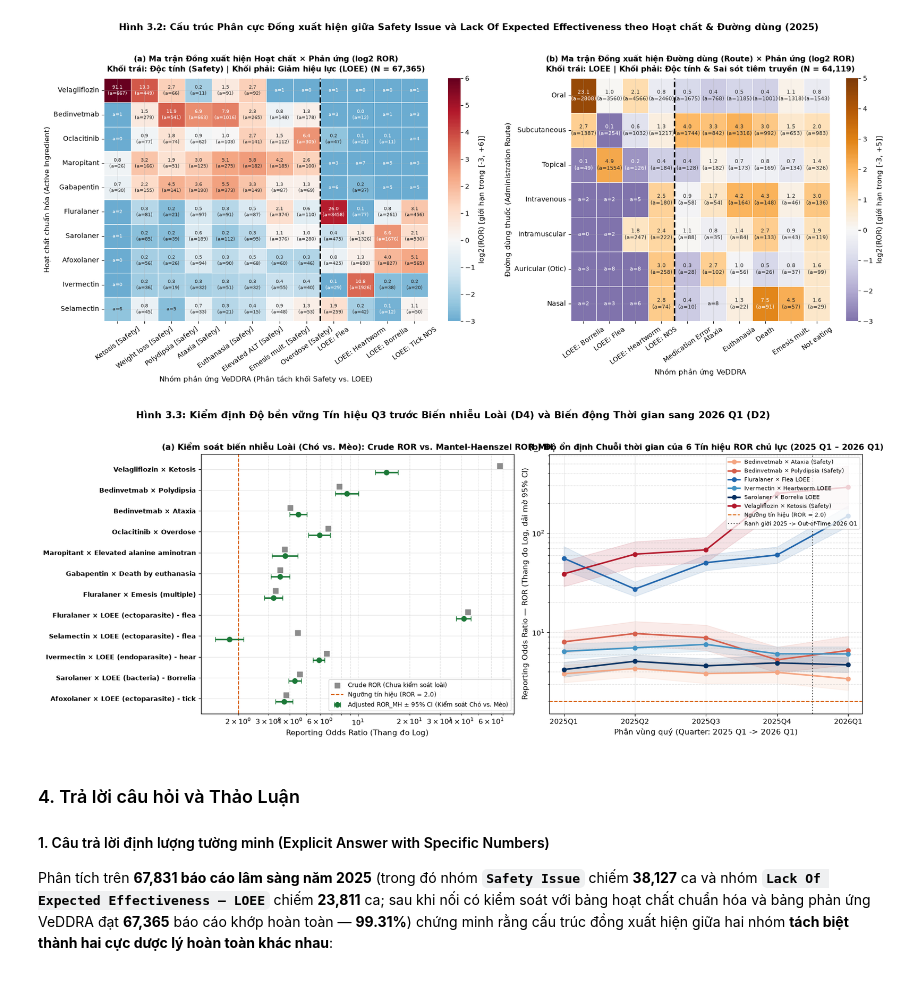
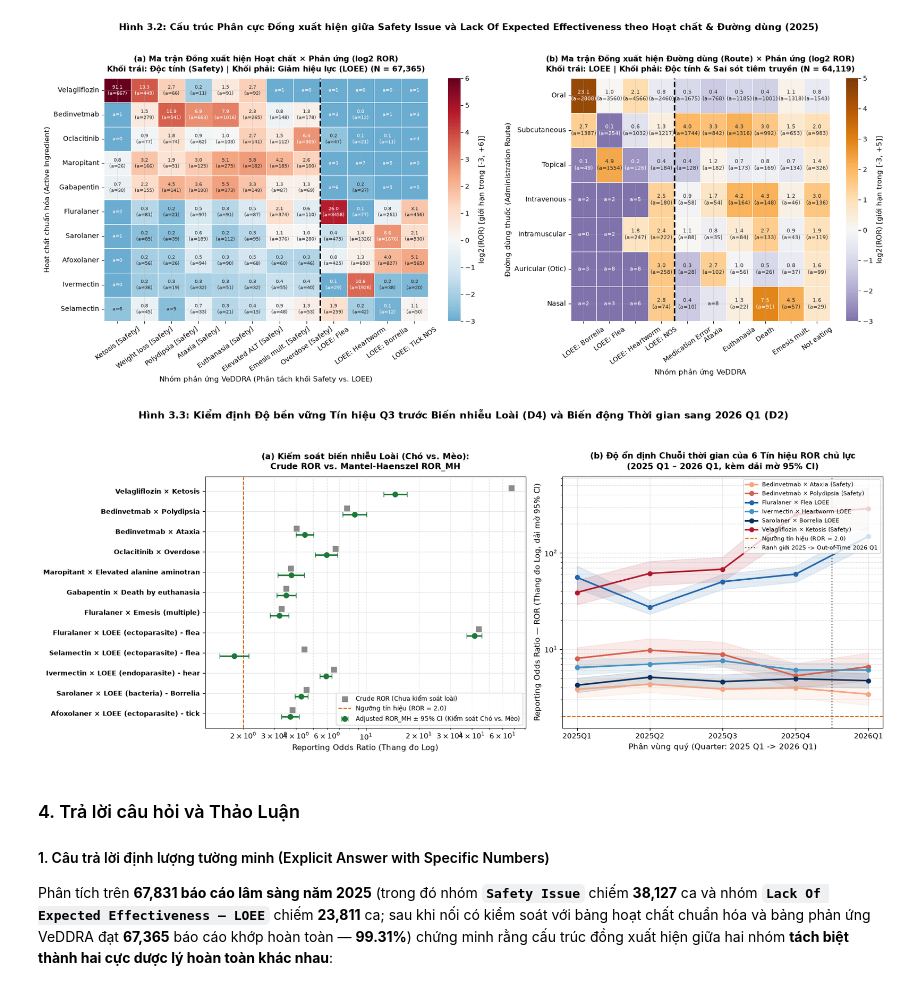
Before and after one commit to LeoTkiet/Prg4DS-G3, a Jupyter notebook: notebooks/02_q3_analysis.ipynb, the cells around one changed output. Cells and saved outputs as stored; diff of their text form; code cells hidden in the pictures.

```diff
--- a/notebooks/02_q3_analysis.ipynb
+++ b/notebooks/02_q3_analysis.ipynb
@@ -901,42 +902,42 @@ axes[0].set_xscale("log")
 axes[0].set_yticks(y_idx)
 axes[0].set_yticklabels(mh_labels, fontsize=9, fontweight="bold")
 axes[0].set_xlabel("Reporting Odds Ratio (Thang đo Log)", fontsize=10.5)
-axes[0].set_title("(a) Kiểm soát biến nhiễu Loài (Chó vs. Mèo): Crude ROR vs. Mantel-Haenszel ROR_MH", fontsize=11.5, fontweight="bold")
+axes[0].set_title("(a) Kiểm soát biến nhiễu Loài (Chó vs. Mèo):\nCrude ROR vs. Mantel-Haenszel ROR_MH", fontsize=11.5, fontweight="bold", pad=10)
 axes[0].grid(True, which="both", axis="x", linestyle="--", alpha=0.35)
 axes[0].legend(loc="lower right", fontsize=8.5, frameon=True)
 
 palette_time = {
     "Velagliflozin × Ketosis (Safety)": "#b2182b",
     "Fluralaner × Flea LOEE": "#2166ac",
     "Bedinvetmab × Polydipsia (Safety)": "#d6604d",
     "Ivermectin × Heartworm LOEE": "#4393c3",
     "Sarolaner × Borrelia LOEE": "#053061",
     "Bedinvetmab × Ataxia (Safety)": "#f4a582",
 }
 q_order = ["2025Q1", "2025Q2", "2025Q3", "2025Q4", "2026Q1"]
 for sig_lbl, grp in q3_temporal_df.groupby("signal_label"):
     grp_s = grp.set_index("quarter").loc[q_order].reset_index()
     c_hex = palette_time.get(sig_lbl, "#333333")
     axes[1].plot(grp_s["quarter"], grp_s["ROR"], marker="o", linewidth=2.2, color=c_hex, label=sig_lbl)
     axes[1].fill_between(grp_s["quarter"], grp_s["CI_low"], grp_s["CI_high"], color=c_hex, alpha=0.12)
 
 axes[1].axhline(2.0, color="#d95f02", linestyle="--", linewidth=1.3, label="Ngưỡng tín hiệu (ROR = 2.0)")
 axes[1].axvline(3.5, color="#555555", linestyle=":", linewidth=1.5, label="Ranh giới 2025 -> Out-of-Time 2026 Q1")
 axes[1].set_yscale("log")
 axes[1].set_xlabel("Phân vùng quý (Quarter: 2025 Q1 -> 2026 Q1)", fontsize=10.5)
 axes[1].set_ylabel("Reporting Odds Ratio — ROR (Thang đo Log, dải mờ 95% CI)", fontsize=10.5)
-axes[1].set_title("(b) Độ ổn định Chuỗi thời gian của 6 Tín hiệu ROR chủ lực (2025 Q1 – 2026 Q1)", fontsize=11.5, fontweight="bold")
+axes[1].set_title("(b) Độ ổn định Chuỗi thời gian của 6 Tín hiệu ROR chủ lực\n(2025 Q1 – 2026 Q1, kèm dải mờ 95% CI)", fontsize=11.5, fontweight="bold", pad=10)
 axes[1].grid(True, which="both", axis="y", linestyle="--", alpha=0.35)
 axes[1].legend(loc="upper right", fontsize=8.2, frameon=True, ncol=1)
 
 plt.suptitle(
     "Hình 3.3: Kiểm định Độ bền vững Tín hiệu Q3 trước Biến nhiễu Loài (D4) và Biến động Thời gian sang 2026 Q1 (D2)",
-    fontsize=13.5, fontweight="bold", y=1.02
+    fontsize=13.5, fontweight="bold", y=1.04
 )
 plt.tight_layout()
 plt.show()
 # %% [output]
-[figure, old version]
+[figure, new version]
 # %% [markdown]
 ### 4. Trả lời câu hỏi và Thảo Luận
 
```
Also changed, not shown: parts of 3 cells of this notebook.
